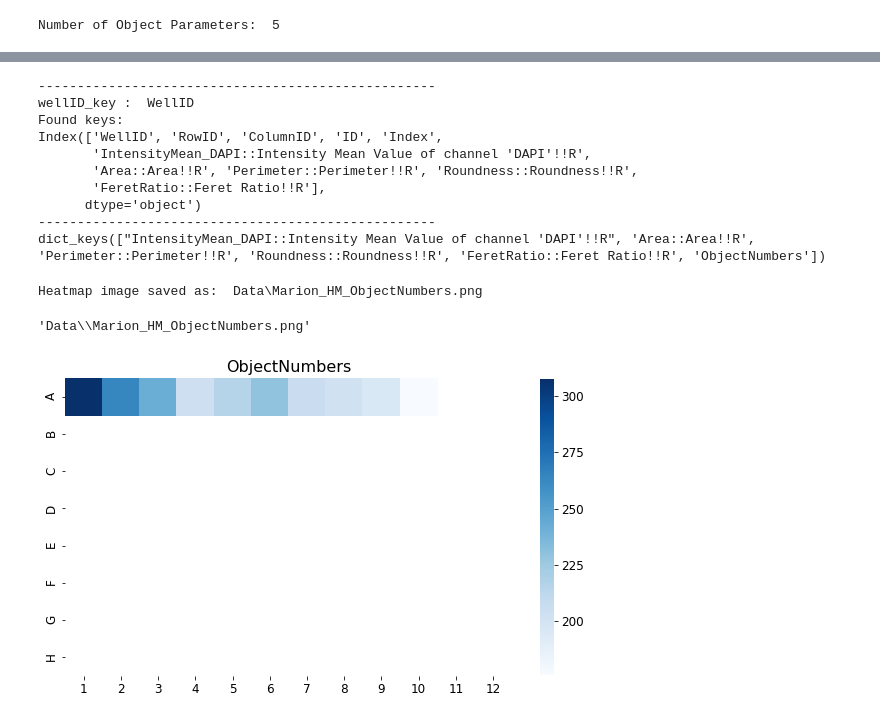
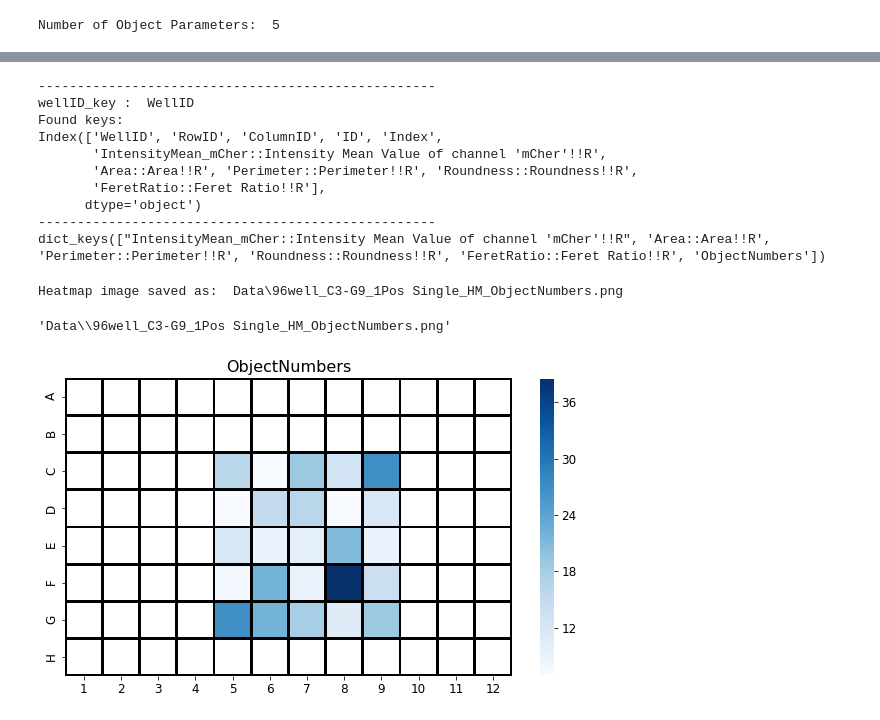
Before and after one commit to sebi06/ipy_notebooks, a Jupyter notebook: ZEN_Wellplate_Analysis_Pandas/ZEN_Wellplate_Analysis_Pandas.ipynb, the cells around one changed output, grey strips where cells are left out. Drawn from its saved outputs; the diff is of its cells as text; code cells hidden in the pictures.

```diff
--- a/ZEN_Wellplate_Analysis_Pandas/ZEN_Wellplate_Analysis_Pandas.ipynb
+++ b/ZEN_Wellplate_Analysis_Pandas/ZEN_Wellplate_Analysis_Pandas.ipynb
@@ -18,7 +18,8 @@ import wellplate_tools_pandas_py3_5 as wpt
 #filename_single = r'Data\fixed endpoint 3C 2_5 384well_Single.csv'
 #filename_single = r'Data\96Well_Ch=1_26Wells_1P_Well_SingleRegions.csv'
 #filename_single = r'Data\96Well_Test_4Well.csv'
-filename_single = r'Data\Marion.csv'
+#filename_single = r'Data\Marion.csv'
+filename_single = r'Data\96well_C3-G9_1Pos Single.csv'
 
 # define wellplate type
 platetype = 96
@@ -29,16 +30,16 @@ Nr, Nc = wpt.getrowandcolumn(platetype)
 # further "in-depth" analysis
 df_single = pd.read_csv(filename_single, sep=';')
 
-# get headers and number of measurment parameters
+# get headers and number of measurement parameters
 # default number of non-measurement parameters = 5 (the first five columns from ZEN CSV Export)
 num_nonmp = 5
 headers = df_single.head(0)
 num_param = len(df_single.columns) - num_nonmp
 print('Number of Object Parameters: ', num_param)
 df_single.rename(columns={df_single.columns[0]: 'WellID',
-                        df_single.columns[1]: 'RowID',
-                        df_single.columns[2]: 'ColumnID',
-                        df_single.columns[3]: 'ID',
-                        df_single.columns[4]: 'Index'}, inplace=True)
+                          df_single.columns[1]: 'RowID',
+                          df_single.columns[2]: 'ColumnID',
+                          df_single.columns[3]: 'ID',
+                          df_single.columns[4]: 'Index'}, inplace=True)
 # %% [output]
 Number of Object Parameters:  5
@@ -82,10 +62,0 @@ No correction of types possible for column:  FeretRatio::Feret Ratio!!R
-# %%
-for id in range(num_nonmp, len(df_single.columns)):
-
-        print('Column Index : ', id)
-        try:
-
-            df_single.iloc[:, id] = df_single.iloc[:, id].str.replace(',', '.').astype('float')
-            print('Correction done for column: ', df_single.columns[id])
-        except:
-            print('No correction of types possible for column: ', df_single.columns[id])
@@ -118,27 +78,36 @@ print(heatmap_dict.keys())
 wellID_key :  WellID
 Found keys:
 Index(['WellID', 'RowID', 'ColumnID', 'ID', 'Index',
-       'IntensityMean_DAPI::Intensity Mean Value of channel 'DAPI'!!R',
+       'IntensityMean_mCher::Intensity Mean Value of channel 'mCher'!!R',
        'Area::Area!!R', 'Perimeter::Perimeter!!R', 'Roundness::Roundness!!R',
        'FeretRatio::Feret Ratio!!R'],
       dtype='object')
 ---------------------------------------------------
-dict_keys(["IntensityMean_DAPI::Intensity Mean Value of channel 'DAPI'!!R", 'Area::Area!!R', 'Perimeter::Perimeter!!R', 'Roundness::Roundness!!R', 'FeretRatio::Feret Ratio!!R', 'ObjectNumbers'])
+dict_keys(["IntensityMean_mCher::Intensity Mean Value of channel 'mCher'!!R", 'Area::Area!!R', 'Perimeter::Perimeter!!R', 'Roundness::Roundness!!R', 'FeretRatio::Feret Ratio!!R', 'ObjectNumbers'])
 # %%
 # define parameters to display the heatmap
 parameter2display = 'ObjectNumbers'
 colormap='Blues'
 #colormap ='YlGnBu'
 #colormap ='RdBu_r'
 #colormap = 'RdYlBu'
+
+# get the actual heatmap array to display it as an image
 hm = heatmap_dict[parameter2display]
 
 # show the heatmap for a single parameter
-wpt.showheatmap(hm, parameter2display, fontsize_title=16, fontsize_label=12,
-               colormap=colormap, save=True, filename=filename_single)
+wpt.showheatmap(hm, parameter2display,
+                fontsize_title=16,
+                fontsize_label=12,
+                colormap=colormap,
+                linecolor='black',
+                linewidth=2.0,
+                save=True,
+                filename=filename_single,
+                dpi=300)
 # %% [output]
-Heatmap image saved as:  Data\Marion_HM_ObjectNumbers.png
+Heatmap image saved as:  Data\96well_C3-G9_1Pos Single_HM_ObjectNumbers.png
-'Data\\Marion_HM_ObjectNumbers.png'
+'Data\\96well_C3-G9_1Pos Single_HM_ObjectNumbers.png'
-[figure, old version]
+[figure, new version]
 # %%
 # define parameters to display the heatmap
```
Also changed, not shown: parts of 9 cells of this notebook, 2 other files.
